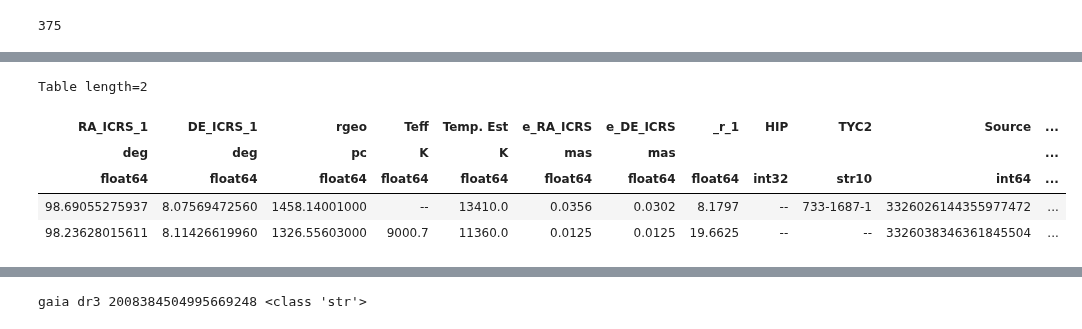
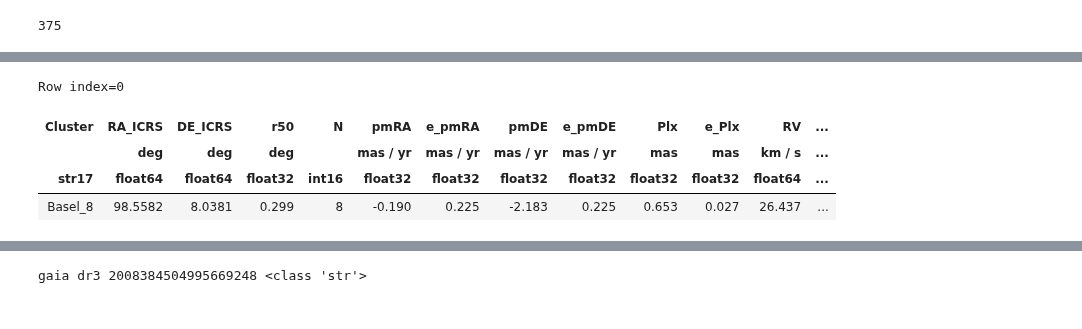
Before and after one commit to surodeep26/Runaway-Stars, a Jupyter notebook: v16.ipynb, the cells around one changed output, grey strips where cells are left out. Drawn from its saved outputs; the diff is of its cells as text; code cells hidden in the pictures.

```diff
--- a/v16.ipynb
+++ b/v16.ipynb
@@ -37,11 +61,11 @@ np.count_nonzero(~cl.stars_in_region()['RV'].mask)
 # %%
 
 %run runaway_functionsv3
-cl = Cluster("Basel_8")
+cl = Cluster("ASCC_107")
 cl.stars_in_region()
 t = cl.mymembers
 t = cl.stars_in_region()
-t = find_cluster(cl.stars_in_region())
+t = find_cluster(cl.stars_in_region(), sigma=1.5)
 
-np.mean(t['RV']),np.sqrt(np.sum(t['e_RV'])**2/(len(t))**2)
+np.mean(t['RV']),np.sqrt(np.sum(t['e_RV'])**2/(len(t))**2),(np.count_nonzero(~(t['RV'].mask)))
 # %% [output]
@@ -72,4 +72,0 @@ Table length=242
-# %%
-cl = Cluster("Basel_8")
-print(cl.RV, cl.e_RV)
-cl.fast_stars_in_region()
@@ -98,9 +73,8 @@ Table length=1207
 # %%
-cl.runaways()
+cl.all
 # %% [output]
-Table length=2
+Row index=0
-| RA_ICRS_1 | DE_ICRS_1 | rgeo | Teff | Temp. Est | e_RA_ICRS | e_DE_ICRS | _r_1 | HIP | TYC2 | Source | ... |
-| deg | deg | pc | K | K | mas | mas |  |  |  |  | ... |
-| float64 | float64 | float64 | float64 | float64 | float64 | float64 | float64 | int32 | str10 | int64 | ... |
-| 98.69055275937 | 8.07569472560 | 1458.14001000 | -- | 13410.0 | 0.0356 | 0.0302 | 8.1797 | -- | 733-1687-1 | 3326026144355977472 | ... |
-| 98.23628015611 | 8.11426619960 | 1326.55603000 | 9000.7 | 11360.0 | 0.0125 | 0.0125 | 19.6625 | -- | -- | 3326038346361845504 | ... |
+| Cluster | RA_ICRS | DE_ICRS | r50 | N | pmRA | e_pmRA | pmDE | e_pmDE | Plx | e_Plx | RV | ... |
+|  | deg | deg | deg |  | mas / yr | mas / yr | mas / yr | mas / yr | mas | mas | km / s | ... |
+| str17 | float64 | float64 | float32 | int16 | float32 | float32 | float32 | float32 | float32 | float32 | float64 | ... |
+| Basel_8 | 98.5582 | 8.0381 | 0.299 | 8 | -0.190 | 0.225 | -2.183 | 0.225 | 0.653 | 0.027 | 26.437 | ... |
```
Also changed, not shown: parts of 7 cells of this notebook, 4 other files.
